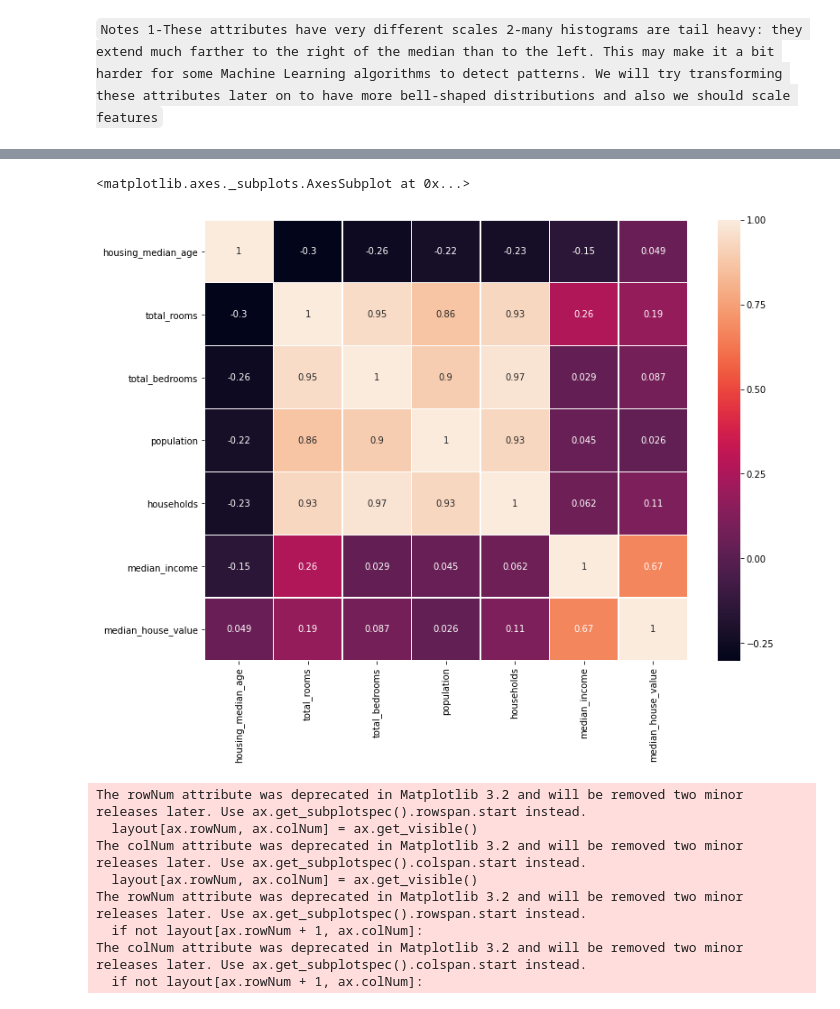
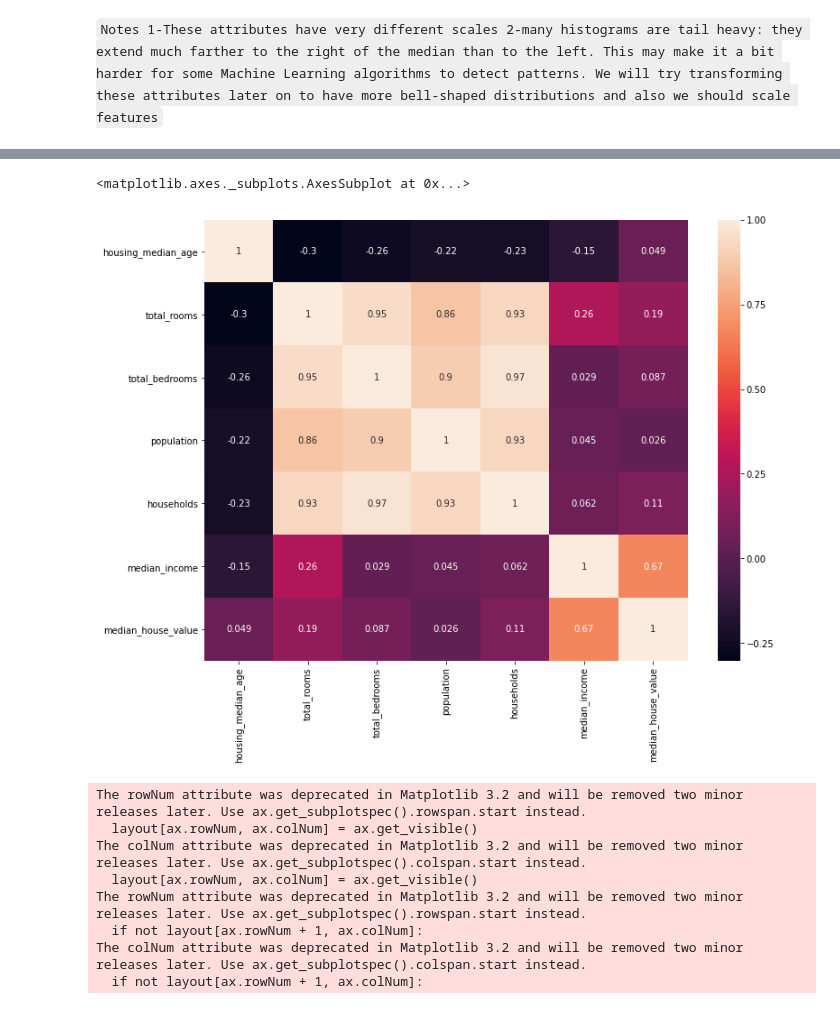
Before and after one commit to Mohamed209/machine-learning-course, a Jupyter notebook: Chapter_4_supervised_learning/1_linear-regression/2_example_with_python_code/Linear-Regression-Example.ipynb, the cells around one changed output, grey strips where cells are left out. Cells and saved outputs as stored; diff of their text form; code cells hidden in the pictures.

```diff
--- a/Chapter_4_supervised_learning/1_linear-regression/2_example_with_python_code/Linear-Regression-Example.ipynb
+++ b/Chapter_4_supervised_learning/1_linear-regression/2_example_with_python_code/Linear-Regression-Example.ipynb
@@ -112,11 +104,11 @@ The colNum attribute was deprecated in Matplotlib 3.2 and will be removed two mi
 # %%
 # plot feature corelations
 import seaborn as sns
 fig, ax = plt.subplots(figsize=(12,9))
-sns.heatmap(explore_df.corr(),annot=True,ax=ax,linewidths=0.5)
+sns.heatmap(explore_df.corr(),annot=True,ax=ax)
 # %% [output]
 <matplotlib.axes._subplots.AxesSubplot at 0x...>
-[figure, old version]
+[figure, new version]
 # %%
 # more correlation plots
 from pandas.plotting import scatter_matrix
```
Also changed, not shown: parts of 8 cells of this notebook, 1 other file.
